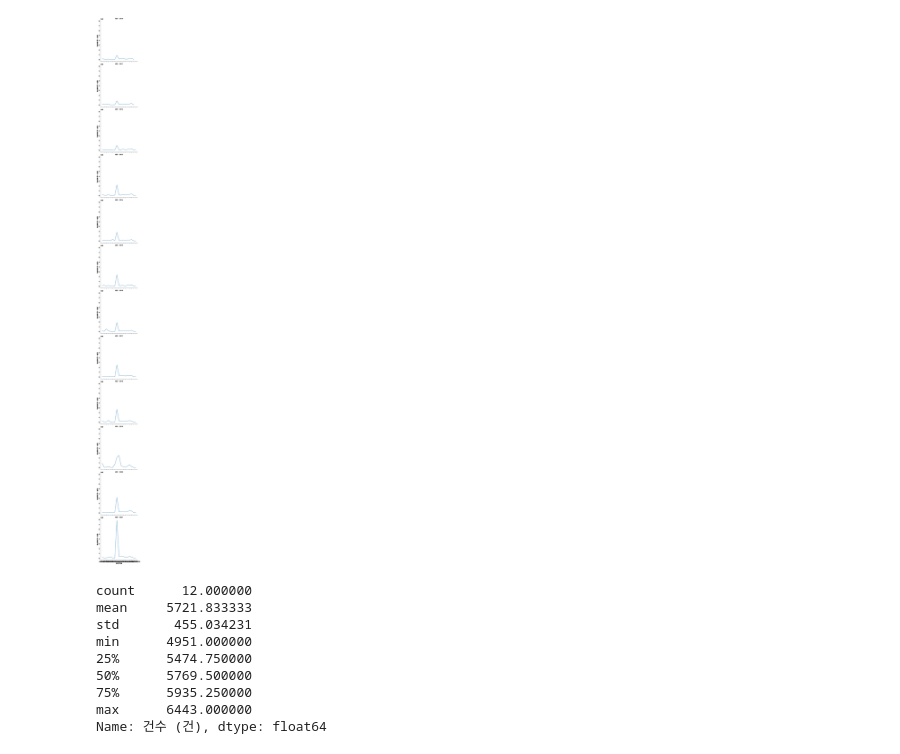
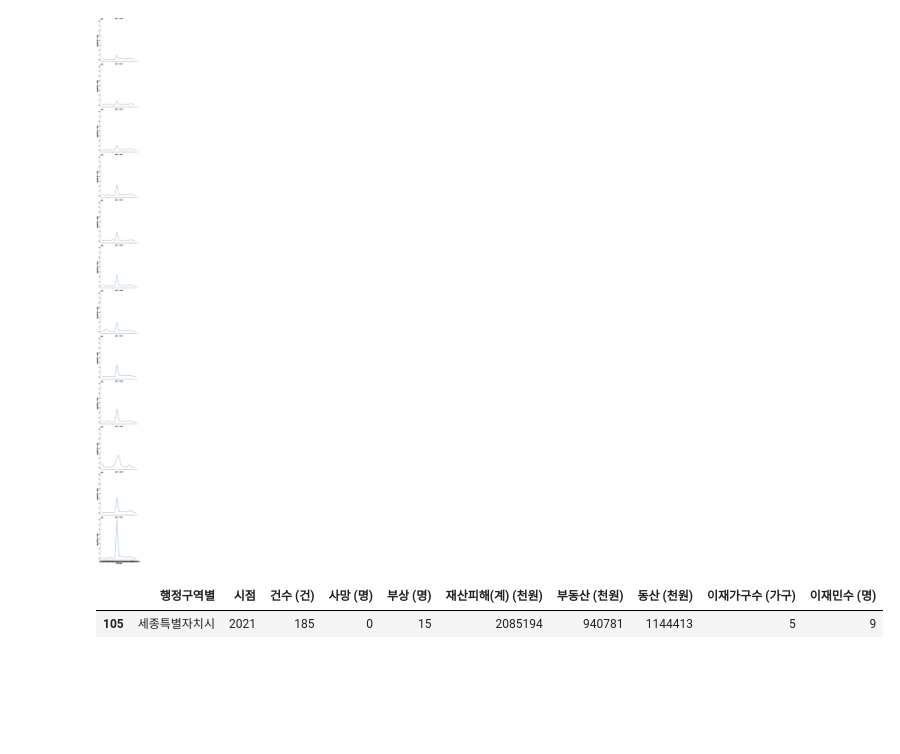
Before and after one commit to dlgustn376/-AWS-_Python_Study, a Jupyter notebook: Day25_Fire.ipynb, the cells around one changed output. Saved outputs shown, nothing was run; the diff lists cells and outputs as text; code cells hidden in the pictures; blank space fills up the shorter version.

```diff
--- a/Day25_Fire.ipynb
+++ b/Day25_Fire.ipynb
@@ -18,5 +18,9 @@ matplotlib.rcParams['font.family'] = [kfont]
 pd_data = pd.read_csv('시도별_화재발생_현황_총괄__2010-2021.csv', encoding='cp949')
 filter1 = pd_data['행정구역별'] != '전국'
 pd_data_f = pd_data[filter1]
-print(pd_data_f.shape)
+
+filter2 = pd_data_f['사망 (명)']=='-'
+pd_data_f.loc[filter2,'사망 (명)'] = '0'
+# pd_data_f['사망 (명)'].astype(np.int64)
+# pd_data_f.dtypes
 # %% [output]
@@ -68,15 +82,11 @@ sns.relplot(data=pd_data_f, x='행정구역별', y='재산피해(계) (천원)',
 <seaborn.axisgrid.FacetGrid at 0x...>
 [figure]
 # %%
-filter1 = pd_data['행정구역별'] == '서울특별시'
-pd_data.loc[filter1, '건수 (건)'].describe()
+filter1 = pd_data['사망 (명)'] =='-'
+pd_data_f.loc[filter1,'사망 (명)']=0
+pd_data_f = pd_data_f[filter1]
+pd_data_f['사망 (명)'] = pd_data_f.loc[:,'사망 (명)'].astype(np.int64)
+pd_data_f
 # %% [output]
-count      12.000000
-mean     5721.833333
-std       455.034231
-min      4951.000000
-25%      5474.750000
-50%      5769.500000
-75%      5935.250000
-max      6443.000000
-Name: 건수 (건), dtype: float64
+|  | 행정구역별 | 시점 | 건수 (건) | 사망 (명) | 부상 (명) | 재산피해(계) (천원) | 부동산 (천원) | 동산 (천원) | 이재가구수 (가구) | 이재민수 (명) |
+| 105 | 세종특별자치시 | 2021 | 185 | 0 | 15 | 2085194 | 940781 | 1144413 | 5 | 9 |
```
Also changed, not shown: parts of 1 cell of this notebook, 9 other files.
